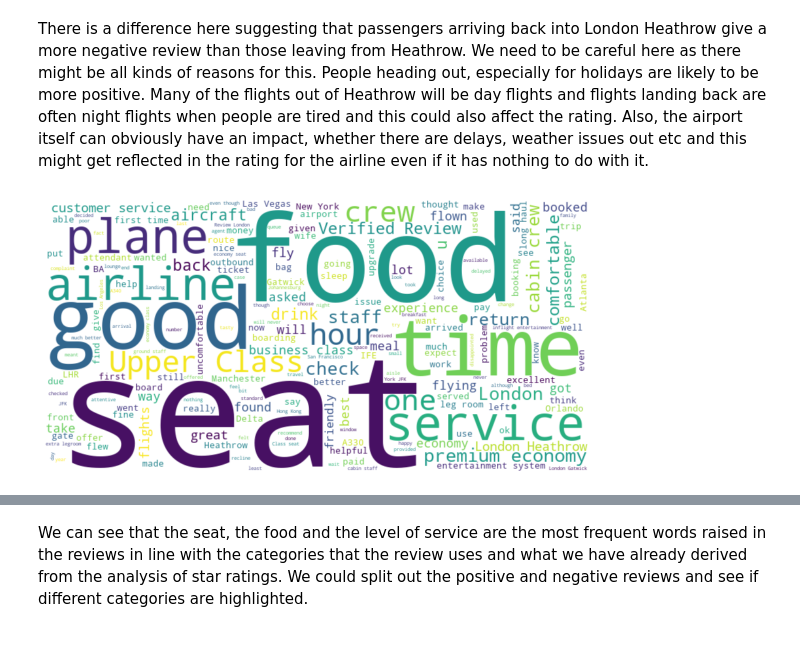
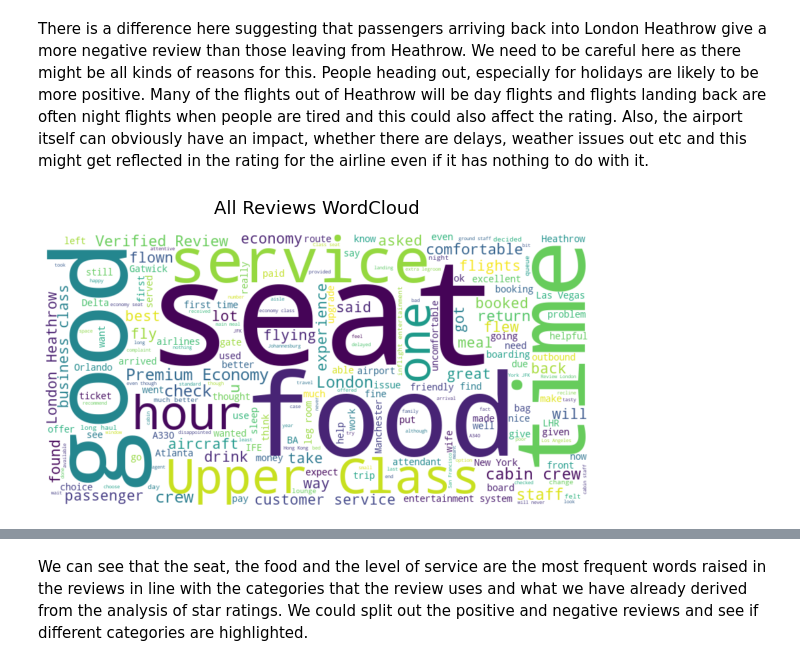
Before and after one commit to Auckland68/Data-Analysis, a Jupyter notebook: VirginAtlanticReviewsNB2DataAnalysis.ipynb, the cells around one changed output, grey strips where cells are left out. Drawn from its saved outputs; the diff is of its cells as text; code cells hidden in the pictures.

```diff
--- a/VirginAtlanticReviewsNB2DataAnalysis.ipynb
+++ b/VirginAtlanticReviewsNB2DataAnalysis.ipynb
@@ -476,7 +494,7 @@ from wordcloud import WordCloud, STOPWORDS
 # Create wordcloud
 def create_cloud(text):
 
-    stop_words = ["Virgin","Atlantic","flight","London Heathrow","told"] + list(STOPWORDS) # add some extra ones
+    stop_words = ["Virgin","Atlantic","airline","flight","plane","told"] + list(STOPWORDS) # add some extra ones
 
     wordcloud = WordCloud(width=800, height=400,
                       background_color='white',
@@ -488,10 +506,11 @@ def create_cloud(text):
     # Display the generated image
     plt.figure(figsize=(10, 5))
     plt.imshow(wordcloud, interpolation='bilinear')
+    plt.title("All Reviews WordCloud", fontsize=18, pad=20)
     plt.axis('off')  # Turn off axis numbers and ticks
     plt.show()
 # %%
-text = ''.join(reviews_all['Review Text'])
-create_cloud(text)
+all_text = ''.join(reviews_all['Review Text'])
+create_cloud(all_text)
 # %% [output]
-[figure, old version]
+[figure, new version]
```
Also changed, not shown: parts of 50 cells of this notebook.
